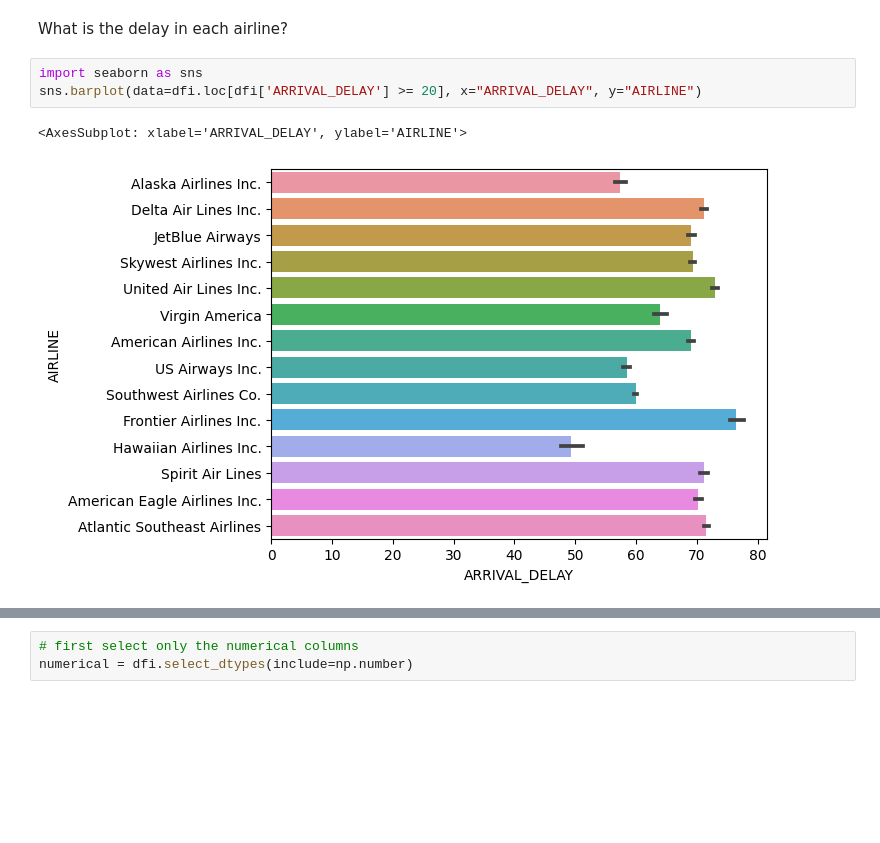
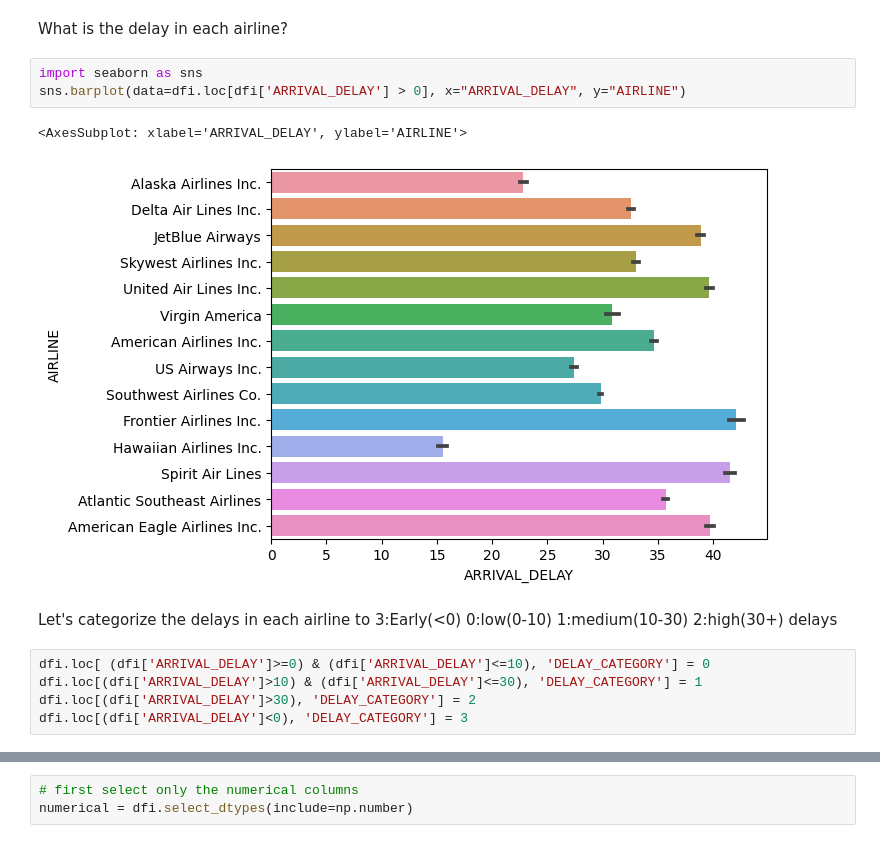
Before and after one commit to ssary/USA-Flight-delays, a Jupyter notebook: P2.ipynb, the cells around one changed output, grey strips where cells are left out. Saved outputs shown, nothing was run; the diff lists cells and outputs as text; blank space fills up the shorter version.

Commit message:
categorize delays + visualization + insights

```diff
--- a/P2.ipynb
+++ b/P2.ipynb
@@ -337,7 +337,14 @@ dfi['CANCELLATION_REASON'] = dfi['CANCELLATION_REASON'].fillna(0)
 What is the delay in each airline?
 # %%
 import seaborn as sns
-sns.barplot(data=dfi.loc[dfi['ARRIVAL_DELAY'] >= 20], x="ARRIVAL_DELAY", y="AIRLINE")
+sns.barplot(data=dfi.loc[dfi['ARRIVAL_DELAY'] > 0], x="ARRIVAL_DELAY", y="AIRLINE")
 # %% [output]
 <AxesSubplot: xlabel='ARRIVAL_DELAY', ylabel='AIRLINE'>
-[figure, old version]
+[figure, new version]
+# %% [markdown]
+Let's categorize the delays in each airline to 3:Early(<0) 0:low(0-10) 1:medium(10-30) 2:high(30+) delays
+# %%
+dfi.loc[ (dfi['ARRIVAL_DELAY']>=0) & (dfi['ARRIVAL_DELAY']<=10), 'DELAY_CATEGORY'] = 0
+dfi.loc[(dfi['ARRIVAL_DELAY']>10) & (dfi['ARRIVAL_DELAY']<=30), 'DELAY_CATEGORY'] = 1
+dfi.loc[(dfi['ARRIVAL_DELAY']>30), 'DELAY_CATEGORY'] = 2
+dfi.loc[(dfi['ARRIVAL_DELAY']<0), 'DELAY_CATEGORY'] = 3
```
Also changed, not shown: parts of 8 cells of this notebook.
